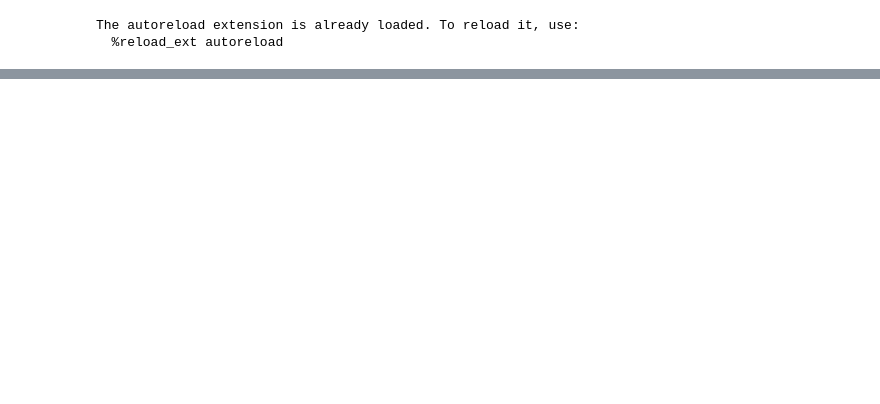
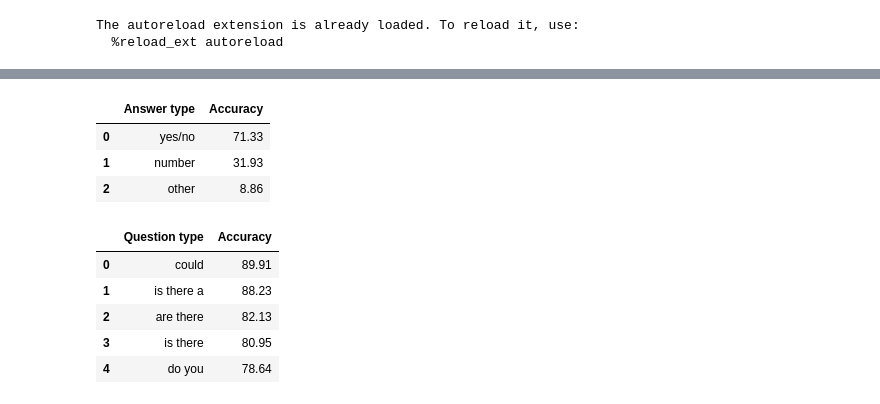
Before and after one commit to lenassero/vqa, a Jupyter notebook: demos/q_type_demo.ipynb, the cells around one changed output, grey strips where cells are left out. Saved outputs shown, nothing was run; the diff lists cells and outputs as text; code cells hidden in the pictures; blank space fills up the shorter version.

```diff
--- a/demos/q_type_demo.ipynb
+++ b/demos/q_type_demo.ipynb
@@ -151,0 +67,18 @@ yes/no : 71.33
+# %%
+# Accuracy per answer type (%)
+eval_.acc_answer_type_df
+# %% [output]
+|  | Answer type | Accuracy |
+| 0 | yes/no | 71.33 |
+| 1 | number | 31.93 |
+| 2 | other | 8.86 |
+# %%
+# Accuracy per question type (%)
+eval_.acc_question_type_df.head()
+# %% [output]
+|  | Question type | Accuracy |
+| 0 | could | 89.91 |
+| 1 | is there a | 88.23 |
+| 2 | are there | 82.13 |
+| 3 | is there | 80.95 |
+| 4 | do you | 78.64 |
```
Also changed, not shown: parts of 16 cells of this notebook, 12 other files.
